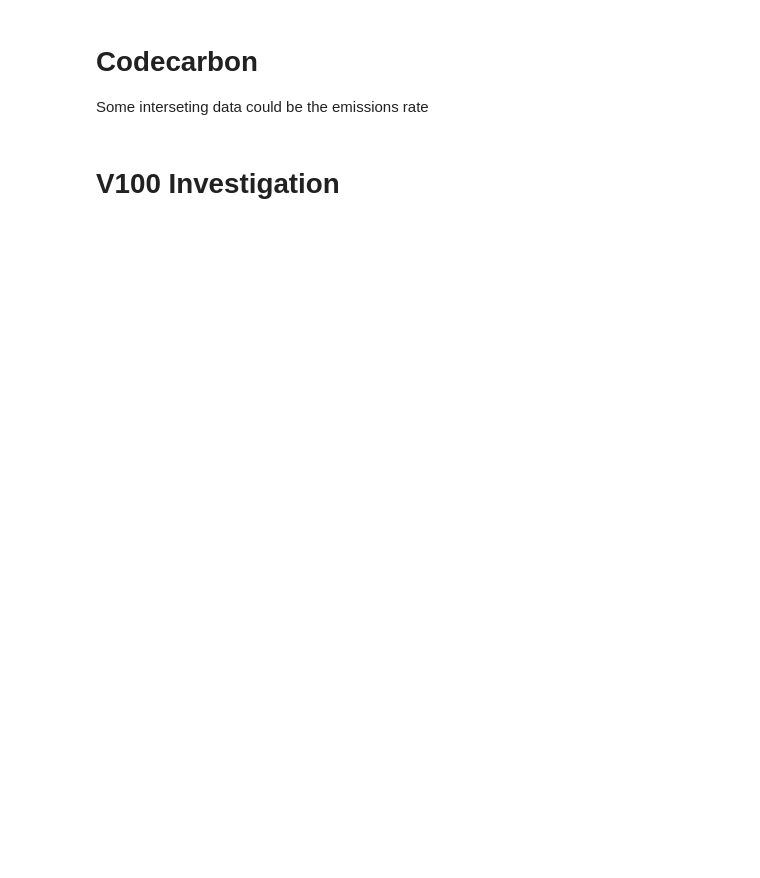
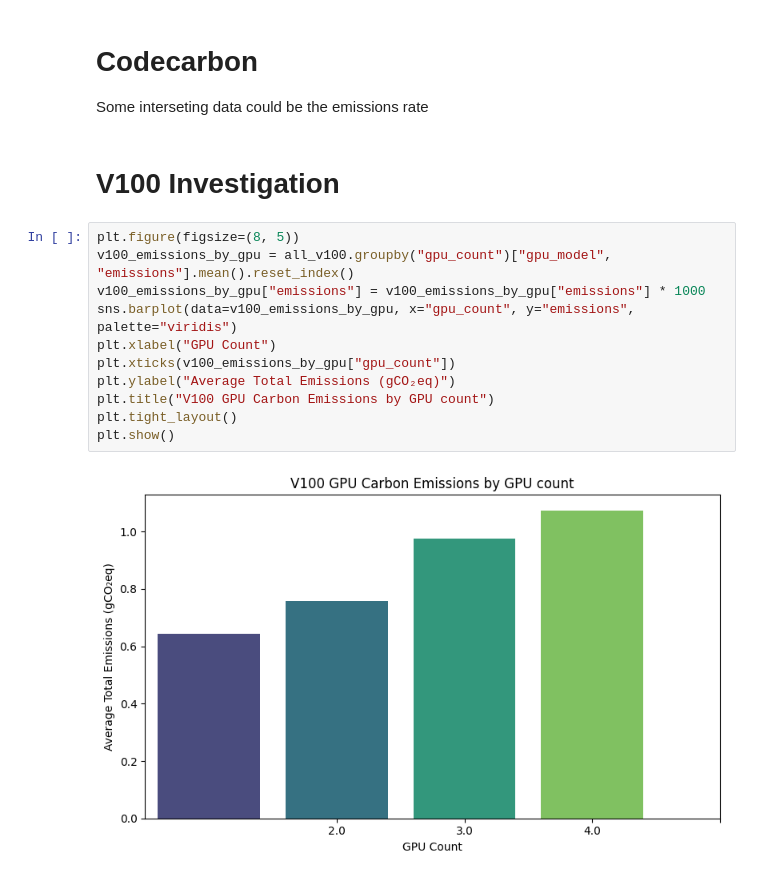
Before and after one commit to dp0920/cs239_deepfake, a Jupyter notebook: CSV/codecarbon_gpu_experiment.ipynb, the cells around one changed output. Saved outputs shown, nothing was run; the diff lists cells and outputs as text; blank space fills up the shorter version.

```diff
--- a/CSV/codecarbon_gpu_experiment.ipynb
+++ b/CSV/codecarbon_gpu_experiment.ipynb
@@ -41,4 +75,17 @@ Index(['timestamp', 'project_name', 'run_id', 'duration', 'emissions',
 Some interseting data could be the emissions rate
 # %% [markdown]
 # V100 Investigation
+# %%
+plt.figure(figsize=(8, 5))
+v100_emissions_by_gpu = all_v100.groupby("gpu_count")["gpu_model", "emissions"].mean().reset_index()
+v100_emissions_by_gpu["emissions"] = v100_emissions_by_gpu["emissions"] * 1000
+sns.barplot(data=v100_emissions_by_gpu, x="gpu_count", y="emissions", palette="viridis")
+plt.xlabel("GPU Count")
+plt.xticks(v100_emissions_by_gpu["gpu_count"])
+plt.ylabel("Average Total Emissions (gCO₂eq)")
+plt.title("V100 GPU Carbon Emissions by GPU count")
+plt.tight_layout()
+plt.show()
+# %% [output]
+[figure, added]
 # %%
```
Also changed, not shown: parts of 32 cells of this notebook.
